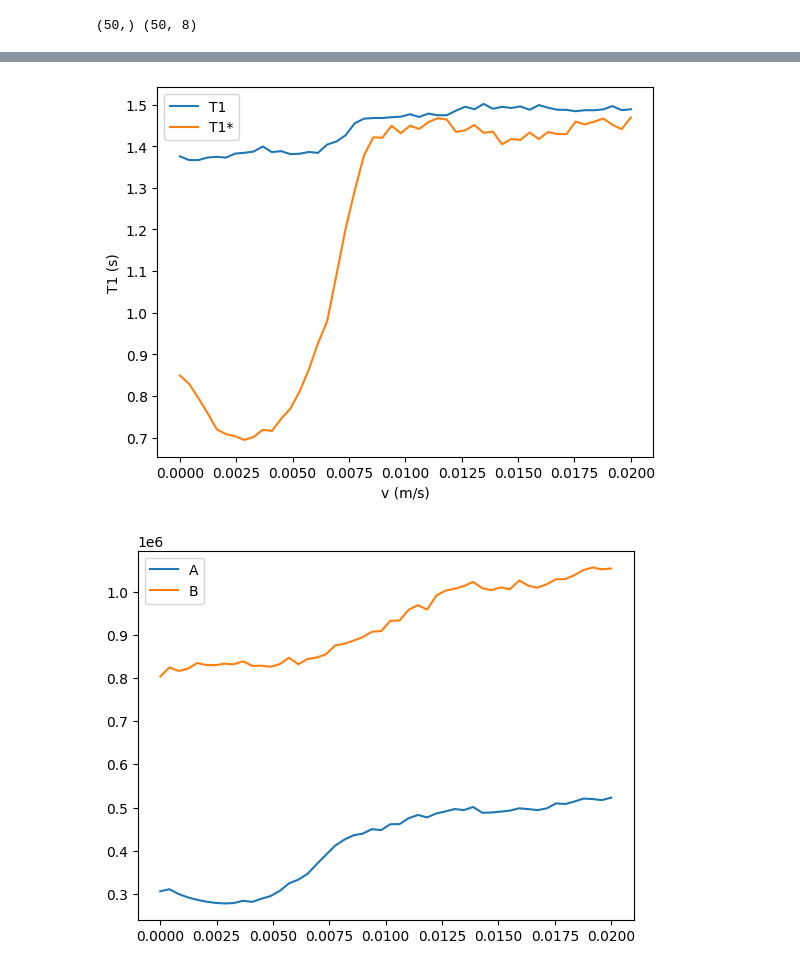
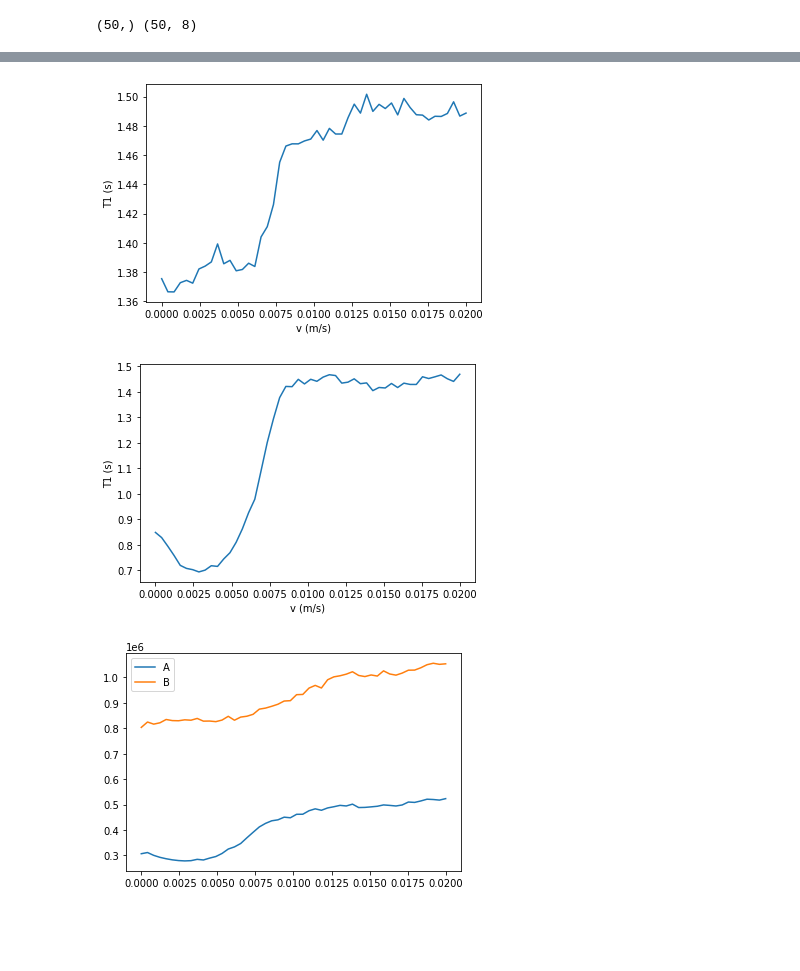
Before and after one commit to bughht/Flow-Bloch-T1-mapping-cpp, a Jupyter notebook: python/data_processing_extremely_slow.ipynb, the cells around one changed output, grey strips where cells are left out. Drawn from its saved outputs; the diff is of its cells as text; code cells hidden in the pictures; blank space fills up the shorter version.

```diff
--- a/python/data_processing_extremely_slow.ipynb
+++ b/python/data_processing_extremely_slow.ipynb
@@ -52,16 +92,22 @@ plt.show()
 # %%
 plt.plot(v,T1_list,label="T1")
+plt.ylabel("T1 (s)")
+plt.xlabel("v (m/s)")
+plt.show()
 plt.plot(v,T1_star_list,label="T1*")
 # plt.scatter(v,np.array(B_list)/np.array(A_list))
 # plt.title("T1 = 1600 ms")
 plt.ylabel("T1 (s)")
 plt.xlabel("v (m/s)")
-plt.legend()
+# plt.legend()
 plt.show()
+
+
 plt.plot(v,A_list,label="A")
 plt.plot(v,B_list,label="B")
 plt.legend()
 plt.show()
 # %% [output]
-[figure, old version]
+[figure, new version]
-[figure, old version]
+[figure, new version]
+[figure, added]
```
Also changed, not shown: parts of 2 cells of this notebook, 11 other files.
